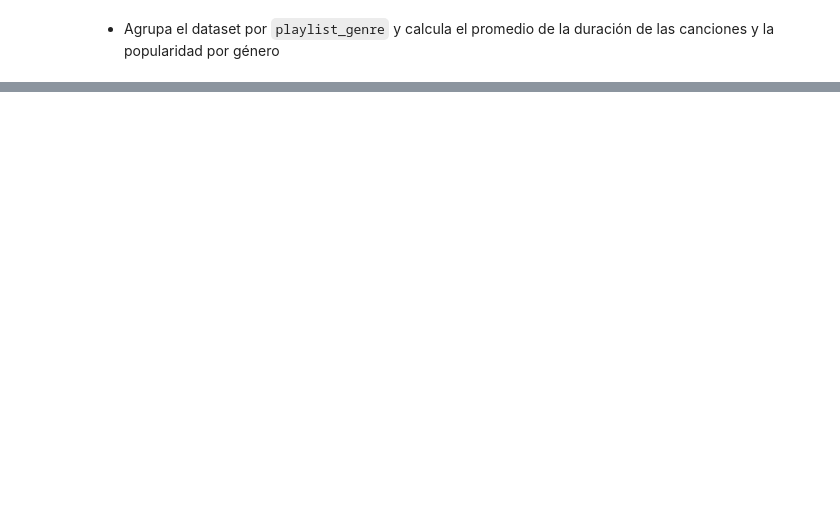
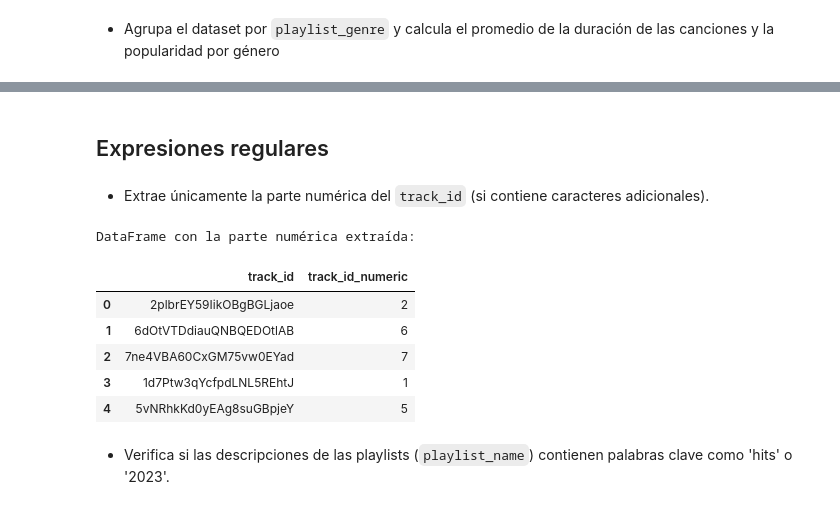
Before and after one commit to Eurobeater/cursoBigDataIA, a Jupyter notebook: Programacion de Inteligencia Artificial/2EV/Python - Pandas/bateria_ejercicios_pandas/bateria_ejercicios_pandas.ipynb, the cells around one changed output, grey strips where cells are left out. Cells and saved outputs as stored; diff of their text form; code cells hidden in the pictures; blank space fills up the shorter version.

Commit message:
PIA Bateria de ejercicios hechas la otra parte con ChatGPT. Desafios adicionales por hacer

```diff
--- a/Programacion de Inteligencia Artificial/2EV/Python - Pandas/bateria_ejercicios_pandas/bateria_ejercicios_pandas.ipynb
+++ b/Programacion de Inteligencia Artificial/2EV/Python - Pandas/bateria_ejercicios_pandas/bateria_ejercicios_pandas.ipynb
@@ -429,0 +483,27 @@ genre_stats
+# %% [markdown]
+## Expresiones regulares
+# %% [markdown]
+- Extrae únicamente la parte numérica del `track_id` (si contiene caracteres adicionales).
+# %%
+# GPT
+# Extraer únicamente la parte numérica del `track_id`
+df["track_id_numeric"] = df["track_id"].str.extract(r"(\d+)")
+print("\nDataFrame con la parte numérica extraída:")
+df[["track_id", "track_id_numeric"]].head()
+
+
+# .str.extract() busca y extrae la priemra secuencia de dígitos (\d+) en cada elemento de la columna track_id
+# r: Usa una cadena cruda para evitar problemas con caracteres escapados.
+# (): Captura lo que coincida dentro de los paréntesis (grupo de captura).
+# \d: Coincide con cualquier dígito del 0 al 9.
+# +: Asegura que se capture una o más secuencias consecutivas de dígitos.
+# %% [output]
+DataFrame con la parte numérica extraída:
+|  | track_id | track_id_numeric |
+| 0 | 2plbrEY59IikOBgBGLjaoe | 2 |
+| 1 | 6dOtVTDdiauQNBQEDOtlAB | 6 |
+| 2 | 7ne4VBA60CxGM75vw0EYad | 7 |
+| 3 | 1d7Ptw3qYcfpdLNL5REhtJ | 1 |
+| 4 | 5vNRhkKd0yEAg8suGBpjeY | 5 |
+# %% [markdown]
+- Verifica si las descripciones de las playlists (`playlist_name`) contienen palabras clave como 'hits' o '2023'.
```
Also changed, not shown: parts of 11 cells of this notebook, 1 other file.
